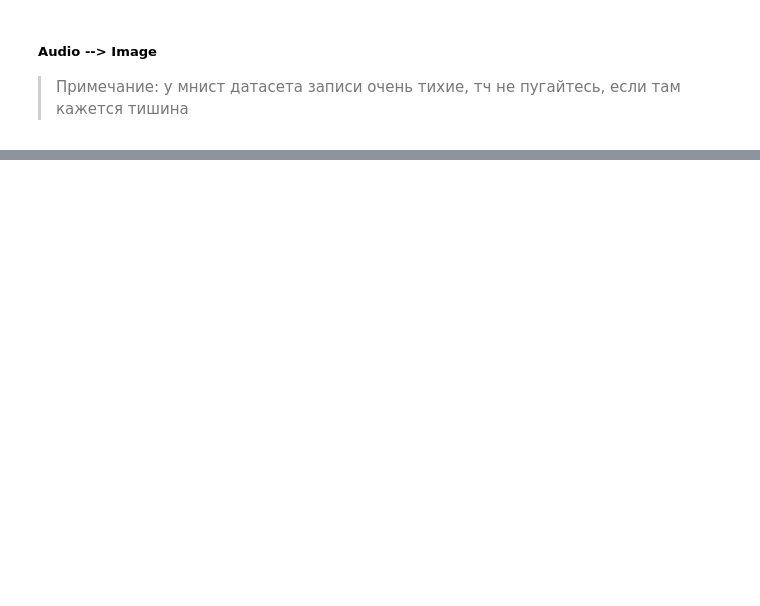
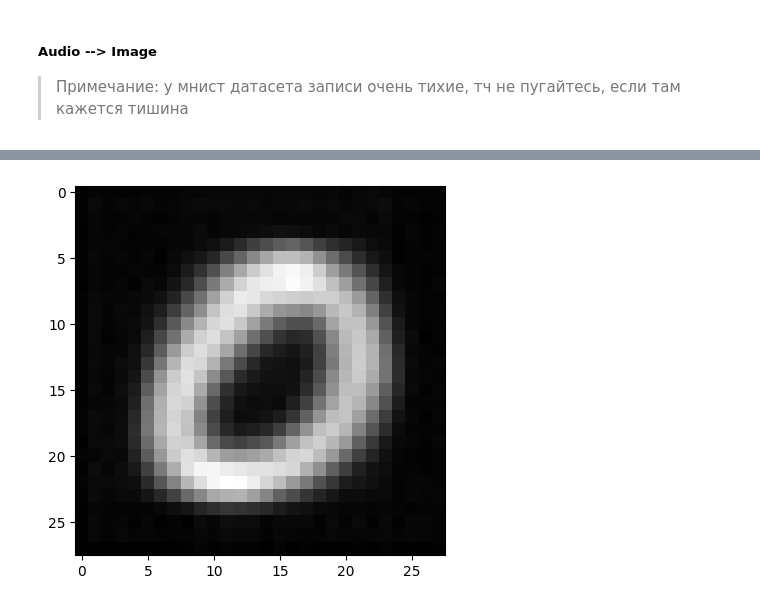
Before and after one commit to Dmitrii975/Multimodal-Experiment, a Jupyter notebook: ReportMNIST.ipynb, the cells around one changed output, grey strips where cells are left out. Saved outputs shown, nothing was run; the diff lists cells and outputs as text; code cells hidden in the pictures; blank space fills up the shorter version.

```diff
--- a/ReportMNIST.ipynb
+++ b/ReportMNIST.ipynb
@@ -196,0 +209,5 @@ visual_validation(initial, ready, n_samples=1, n_neib=1, sby=TYPE_AUDIO)
+# %%
+x = []
+for i in ids:
+    x.append(ready.get_image_emb_by_id(i))
+x = torch.stack(x)
@@ -196,0 +221,29 @@ visual_validation(initial, ready, n_samples=1, n_neib=1, sby=TYPE_AUDIO)
+# %%
+import torch
+import torch.nn as nn
+
+class CompactDecoder(nn.Module):
+    def __init__(self, embedding_dim=768):
+        super(CompactDecoder, self).__init__()
+
+        self.main = nn.Sequential(
+            # Преобразуем эмбеддинг в тензор 7x7x128
+            nn.Linear(embedding_dim, 7*7*128),
+            nn.Unflatten(1, (128, 7, 7)),  # [batch, 128, 7, 7]
+
+            # Upsampling до 28x28
+            nn.ConvTranspose2d(128, 64, 4, 2, 1),  # 14x14
+            nn.BatchNorm2d(64),
+            nn.ReLU(True),
+
+            nn.ConvTranspose2d(64, 32, 4, 2, 1),   # 28x28
+            nn.BatchNorm2d(32),
+            nn.ReLU(True),
+
+            # Финальный слой
+            nn.Conv2d(32, 1, 3, 1, 1),
+            nn.Sigmoid()
+        )
+
+    def forward(self, x):
+        return self.main(x)
@@ -196,0 +252,2 @@ visual_validation(initial, ready, n_samples=1, n_neib=1, sby=TYPE_AUDIO)
+# %%
+vae = CompactDecoder()
@@ -196,0 +277,7 @@ visual_validation(initial, ready, n_samples=1, n_neib=1, sby=TYPE_AUDIO)
+# %%
+tp = x[1].unsqueeze(0)
+# %%
+plt.imshow(vae(tp).squeeze(0).permute(1,2,0).detach().numpy(), cmap='gray')
+plt.show()
+# %% [output]
+[figure, added]
```
Also changed, not shown: parts of 16 cells of this notebook, 1 other file.
